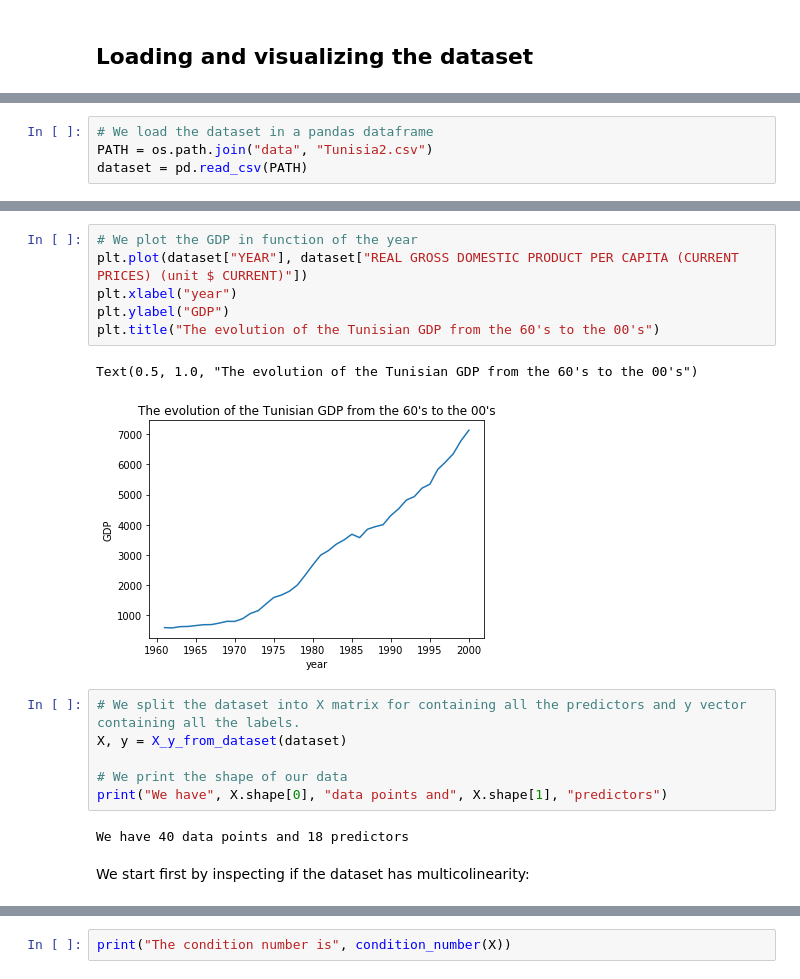
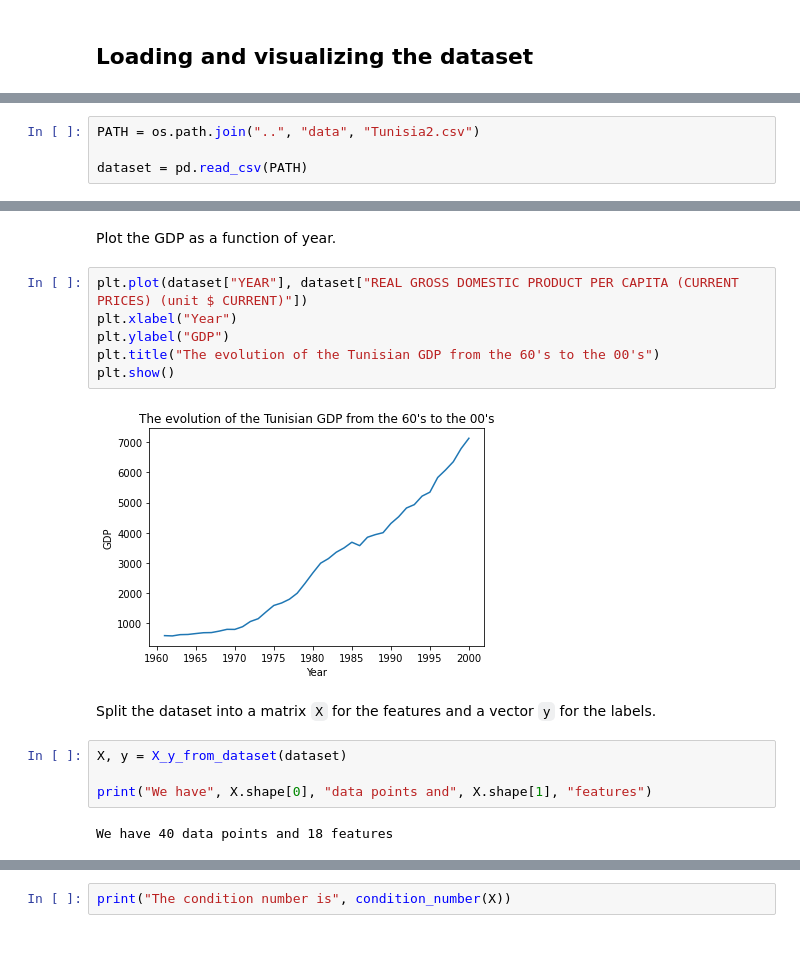
Before and after one commit to NizarGhandri/GDP, a Jupyter notebook: notebooks/tunisia_model.ipynb, the cells around one changed output, grey strips where cells are left out. Cells and saved outputs as stored; diff of their text form; blank space fills up the shorter version.

```diff
--- a/notebooks/tunisia_model.ipynb
+++ b/notebooks/tunisia_model.ipynb
@@ -23,4 +22,4 @@ We start here by loading the dataset
 # %%
-# We load the dataset in a pandas dataframe
-PATH = os.path.join("data", "Tunisia2.csv")
+PATH = os.path.join("..", "data", "Tunisia2.csv")
+
 dataset = pd.read_csv(PATH)
@@ -50,19 +48,18 @@ The point here is to be able to predict the GDP for last few years given the som
+# %% [markdown]
+Plot the GDP as a function of year.
 # %%
-# We plot the GDP in function of the year
 plt.plot(dataset["YEAR"], dataset["REAL GROSS DOMESTIC PRODUCT PER CAPITA (CURRENT PRICES) (unit $ CURRENT)"])
-plt.xlabel("year")
+plt.xlabel("Year")
 plt.ylabel("GDP")
 plt.title("The evolution of the Tunisian GDP from the 60's to the 00's")
+plt.show()
 # %% [output]
-Text(0.5, 1.0, "The evolution of the Tunisian GDP from the 60's to the 00's")
-[figure, old version]
+[figure, new version]
+# %% [markdown]
+Split the dataset into a matrix `X` for the features and a vector `y` for the labels.
 # %%
-# We split the dataset into X matrix for containing all the predictors and y vector containing all the labels.
 X, y = X_y_from_dataset(dataset)
 
-# We print the shape of our data
-print("We have", X.shape[0], "data points and", X.shape[1], "predictors")
+print("We have", X.shape[0], "data points and", X.shape[1], "features")
 # %% [output]
-We have 40 data points and 18 predictors
+We have 40 data points and 18 features
-# %% [markdown]
-We start first by inspecting if the dataset has multicolinearity:
```
Also changed, not shown: parts of 75 cells of this notebook, 3 other files.
